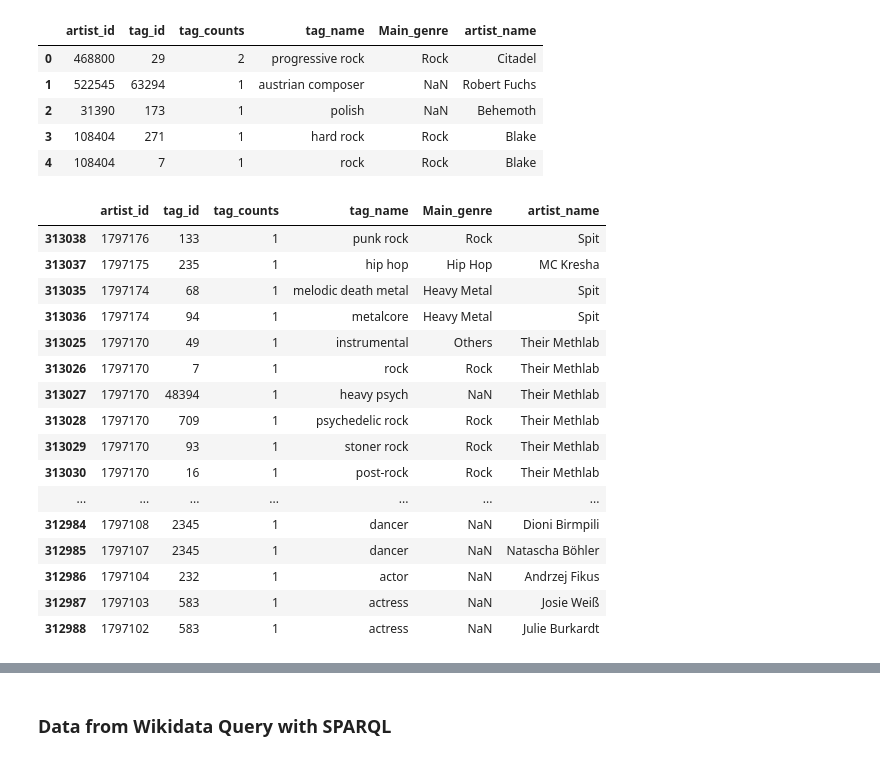
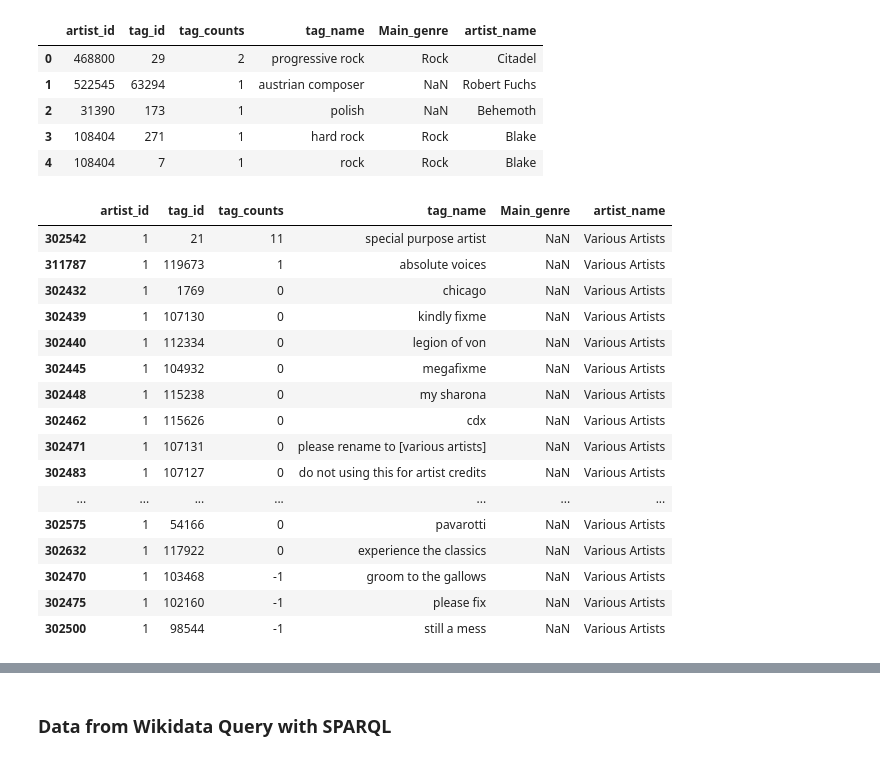
Before and after one commit to AInhoa84/Music_genre_visual_evolution, a Jupyter notebook: Data_gathering_music_genre.ipynb, the cells around one changed output, grey strips where cells are left out. Saved outputs shown, nothing was run; the diff lists cells and outputs as text; code cells hidden in the pictures.

```diff
--- a/Data_gathering_music_genre.ipynb
+++ b/Data_gathering_music_genre.ipynb
@@ -210,0 +499,3 @@ release_groups.head()
+# %%
+#Fill the column Main_genre_y for the rows we just retrieved:
+tags_all.Main_genre_x = np.where(tags_all.Main_genre_x.isnull(), tags_all.Main_genre_y,tags_all.Main_genre_x )
@@ -210,0 +511,5 @@ release_groups.head()
+# %%
+#We can delete the useless columns:
+tags_all.drop(labels=['subgenre', 'Main_genre_y'], axis=1, inplace=True)
+#And rename the Main genre column:
+tags_all.rename(columns={'Main_genre_x':'Main_genre'}, inplace=True)
@@ -347,8 +690,8 @@ artist_tag.head()
 | 4 | 108404 | 7 | 1 |
 # %%
 #We merge it with the tags_genres dataframe:
-temp = pd.merge(artist_tag, tags_genres, how='left', on='tag_id')
-temp.head()
+artist_tag_genre = pd.merge(artist_tag, tags_all, how='left', on='tag_id')
+artist_tag_genre.head()
 # %% [output]
 |  | artist_id | tag_id | tag_counts | tag_name | Main_genre |
 | 0 | 468800 | 29 | 2 | progressive rock | Rock |
@@ -369,7 +713,7 @@ artists.head()
 | 4 | 145773 | Aric Leavitt |
 # %%
 #We merge it with the artist dataframe to see the names for each artist:
-artist_genre = pd.merge(temp, artists[['artist_id','artist_name']], on='artist_id', how='left')
+artist_genre = pd.merge(artist_tag_genre, artists[['artist_id','artist_name']], on='artist_id', how='left')
 artist_genre.head()
 # %% [output]
 |  | artist_id | tag_id | tag_counts | tag_name | Main_genre | artist_name |
@@ -380,26 +724,26 @@ artist_genre.head()
 | 4 | 108404 | 7 | 1 | rock | Rock | Blake |
 # %%
 #We sort by artist_id and tag_counts:
-artist_genre.sort_values(['artist_id','tag_counts'], ascending=[False,False], inplace=True)
+artist_genre.sort_values(['artist_id','tag_counts'], ascending=[True,False], inplace=True)
 artist_genre.head(20)
 # %% [output]
 |  | artist_id | tag_id | tag_counts | tag_name | Main_genre | artist_name |
-| 313038 | 1797176 | 133 | 1 | punk rock | Rock | Spit |
-| 313037 | 1797175 | 235 | 1 | hip hop | Hip Hop | MC Kresha |
-| 313035 | 1797174 | 68 | 1 | melodic death metal | Heavy Metal | Spit |
-| 313036 | 1797174 | 94 | 1 | metalcore | Heavy Metal | Spit |
-| 313025 | 1797170 | 49 | 1 | instrumental | Others | Their Methlab |
-| 313026 | 1797170 | 7 | 1 | rock | Rock | Their Methlab |
-| 313027 | 1797170 | 48394 | 1 | heavy psych | NaN | Their Methlab |
-| 313028 | 1797170 | 709 | 1 | psychedelic rock | Rock | Their Methlab |
-| 313029 | 1797170 | 93 | 1 | stoner rock | Rock | Their Methlab |
-| 313030 | 1797170 | 16 | 1 | post-rock | Rock | Their Methlab |
+| 302542 | 1 | 21 | 11 | special purpose artist | NaN | Various Artists |
+| 311787 | 1 | 119673 | 1 | absolute voices | NaN | Various Artists |
+| 302432 | 1 | 1769 | 0 | chicago | NaN | Various Artists |
+| 302439 | 1 | 107130 | 0 | kindly fixme | NaN | Various Artists |
+| 302440 | 1 | 112334 | 0 | legion of von | NaN | Various Artists |
+| 302445 | 1 | 104932 | 0 | megafixme | NaN | Various Artists |
+| 302448 | 1 | 115238 | 0 | my sharona | NaN | Various Artists |
+| 302462 | 1 | 115626 | 0 | cdx | NaN | Various Artists |
+| 302471 | 1 | 107131 | 0 | please rename to [various artists] | NaN | Various Artists |
+| 302483 | 1 | 107127 | 0 | do not using this for artist credits | NaN | Various Artists |
 | ... | ... | ... | ... | ... | ... | ... |
-| 312984 | 1797108 | 2345 | 1 | dancer | NaN | Dioni Birmpili |
-| 312985 | 1797107 | 2345 | 1 | dancer | NaN | Natascha Böhler |
-| 312986 | 1797104 | 232 | 1 | actor | NaN | Andrzej Fikus |
-| 312987 | 1797103 | 583 | 1 | actress | NaN | Josie Weiß |
-| 312988 | 1797102 | 583 | 1 | actress | NaN | Julie Burkardt |
+| 302575 | 1 | 54166 | 0 | pavarotti | NaN | Various Artists |
+| 302632 | 1 | 117922 | 0 | experience the classics | NaN | Various Artists |
+| 302470 | 1 | 103468 | -1 | groom to the gallows | NaN | Various Artists |
+| 302475 | 1 | 102160 | -1 | please fix | NaN | Various Artists |
+| 302500 | 1 | 98544 | -1 | still a mess | NaN | Various Artists |
 # %%
 #And now we can drop the duplicate artist_ids, keeping the top tags:
 artist_genre.drop_duplicates(subset=['artist_id'],keep='first', inplace=True)
```
Also changed, not shown: parts of 145 cells of this notebook, 1 other file.
